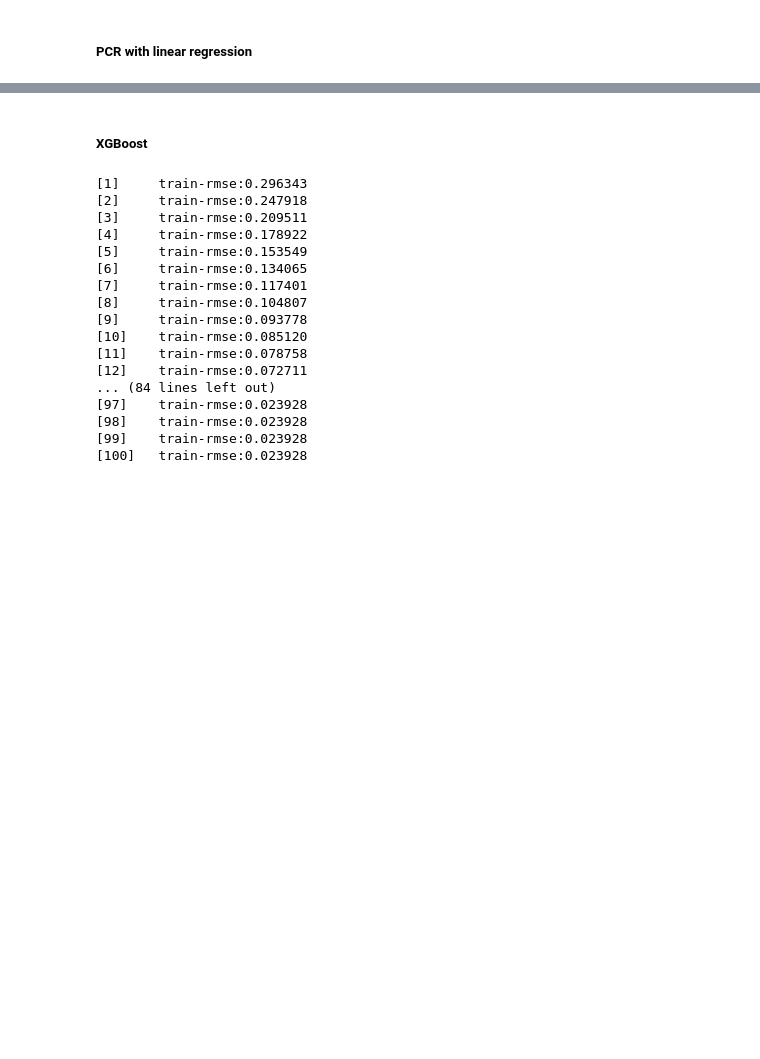
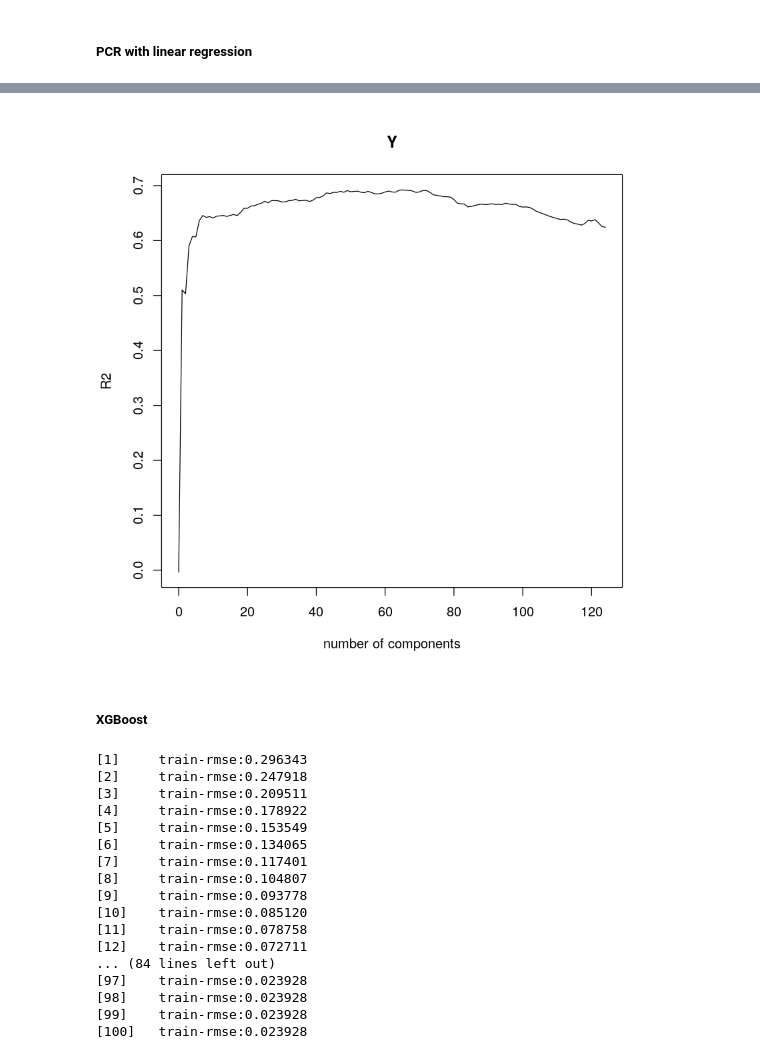
Before and after one commit to mkfilipiuk/SAD_assignment, a Jupyter notebook: mf385423_SAD_project.ipynb, the cells around one changed output, grey strips where cells are left out. Drawn from its saved outputs; the diff is of its cells as text; code cells hidden in the pictures; blank space fills up the shorter version.

```diff
--- a/mf385423_SAD_project.ipynb
+++ b/mf385423_SAD_project.ipynb
@@ -181,3 +250,7 @@ CV(paste("Y ~ 1 + ",selected.features,sep = ""), data =  cancer.data.train, mode
+# %%
+validationplot(pcr_model, val.type = "R2")
+# %% [output]
+[figure, added]
 # %% [markdown]
 ##### XGBoost
 # %%
```
Also changed, not shown: parts of 27 cells of this notebook.
